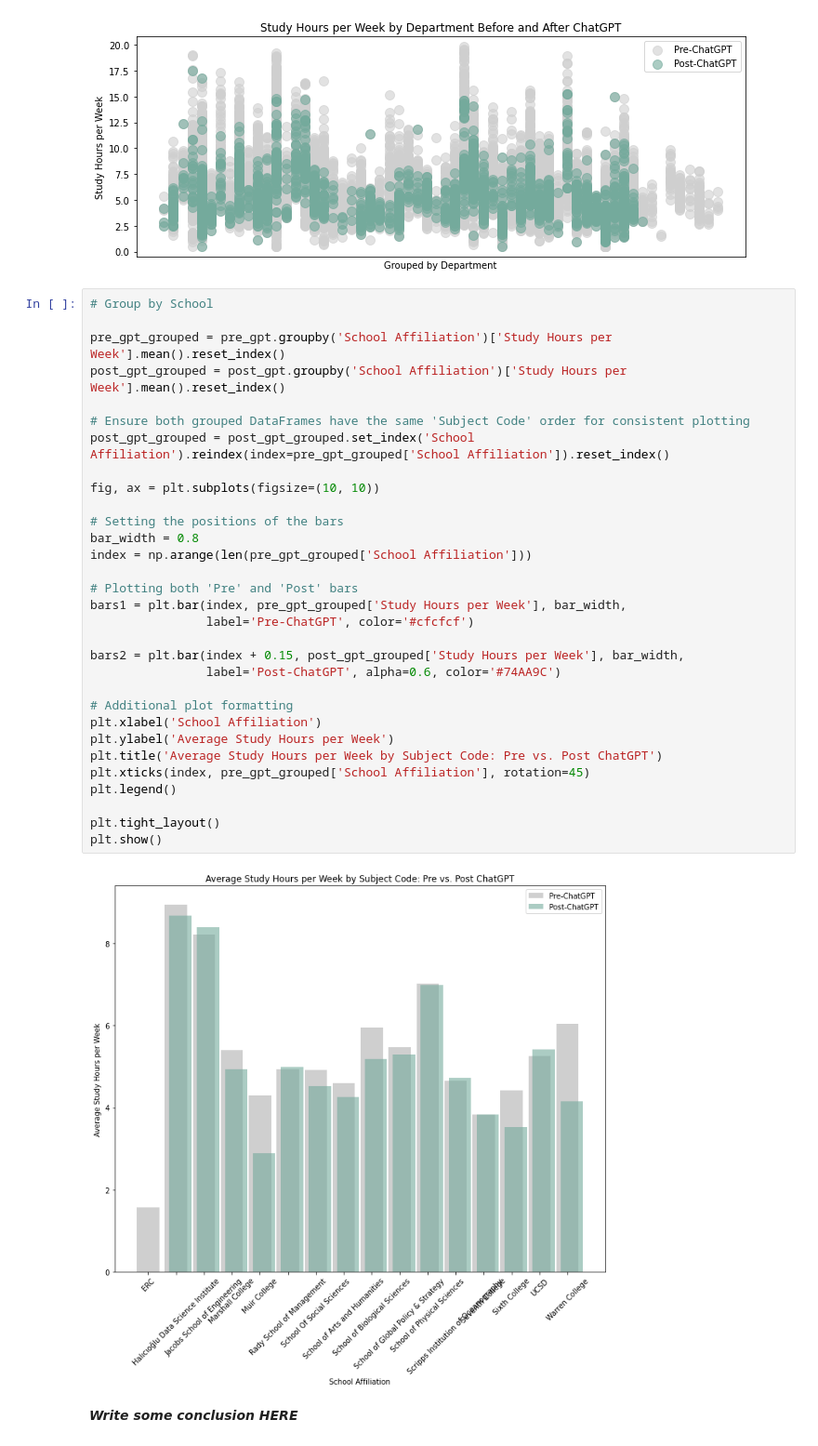
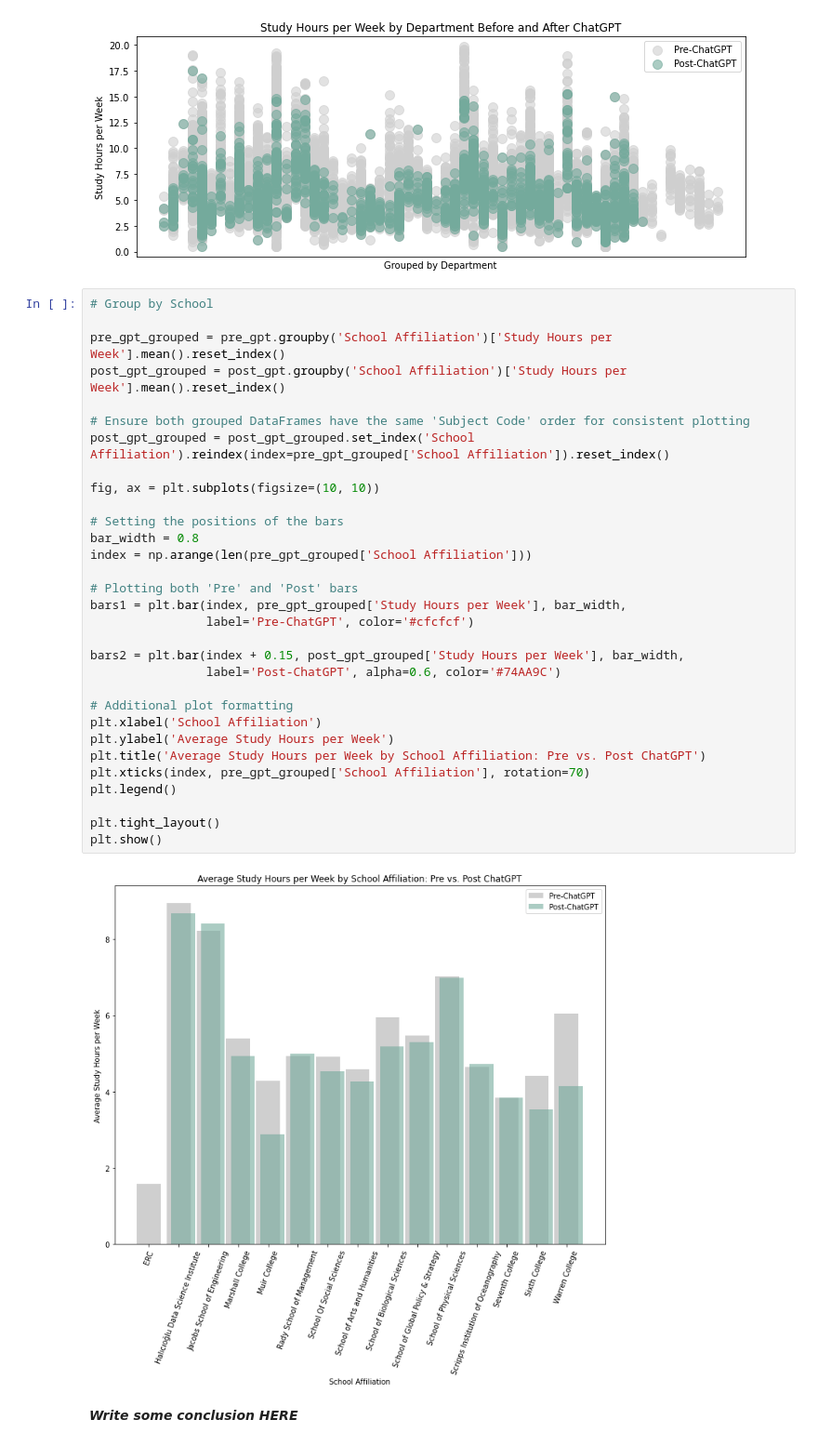
Before and after one commit to aydintabai/AI-Academic-Impact-Case-Study, a Jupyter notebook: EDACheckpoint_Group112_WI24.ipynb, the cells around one changed output. Shown at 93% size. Saved outputs shown, nothing was run; the diff lists cells and outputs as text.

```diff
--- a/EDACheckpoint_Group112_WI24.ipynb
+++ b/EDACheckpoint_Group112_WI24.ipynb
@@ -709,36 +710,36 @@ plt.show()
 # %%
 # Group by School
 
 pre_gpt_grouped = pre_gpt.groupby('School Affiliation')['Study Hours per Week'].mean().reset_index()
 post_gpt_grouped = post_gpt.groupby('School Affiliation')['Study Hours per Week'].mean().reset_index()
 
 # Ensure both grouped DataFrames have the same 'Subject Code' order for consistent plotting
 post_gpt_grouped = post_gpt_grouped.set_index('School Affiliation').reindex(index=pre_gpt_grouped['School Affiliation']).reset_index()
 
 fig, ax = plt.subplots(figsize=(10, 10))
 
 # Setting the positions of the bars
 bar_width = 0.8
 index = np.arange(len(pre_gpt_grouped['School Affiliation']))
 
 # Plotting both 'Pre' and 'Post' bars
 bars1 = plt.bar(index, pre_gpt_grouped['Study Hours per Week'], bar_width,
                 label='Pre-ChatGPT', color='#cfcfcf')
 
 bars2 = plt.bar(index + 0.15, post_gpt_grouped['Study Hours per Week'], bar_width,
                 label='Post-ChatGPT', alpha=0.6, color='#74AA9C')
 
 # Additional plot formatting
 plt.xlabel('School Affiliation')
 plt.ylabel('Average Study Hours per Week')
-plt.title('Average Study Hours per Week by Subject Code: Pre vs. Post ChatGPT')
-plt.xticks(index, pre_gpt_grouped['School Affiliation'], rotation=45)
+plt.title('Average Study Hours per Week by School Affiliation: Pre vs. Post ChatGPT')
+plt.xticks(index, pre_gpt_grouped['School Affiliation'], rotation=70)
 plt.legend()
 
 plt.tight_layout()
 plt.show()
 # %% [output]
-[figure, old version]
+[figure, new version]
 # %% [markdown]
 ***Write some conclusion HERE***
 # %% [markdown]
```
Also changed, not shown: parts of 49 cells of this notebook.
